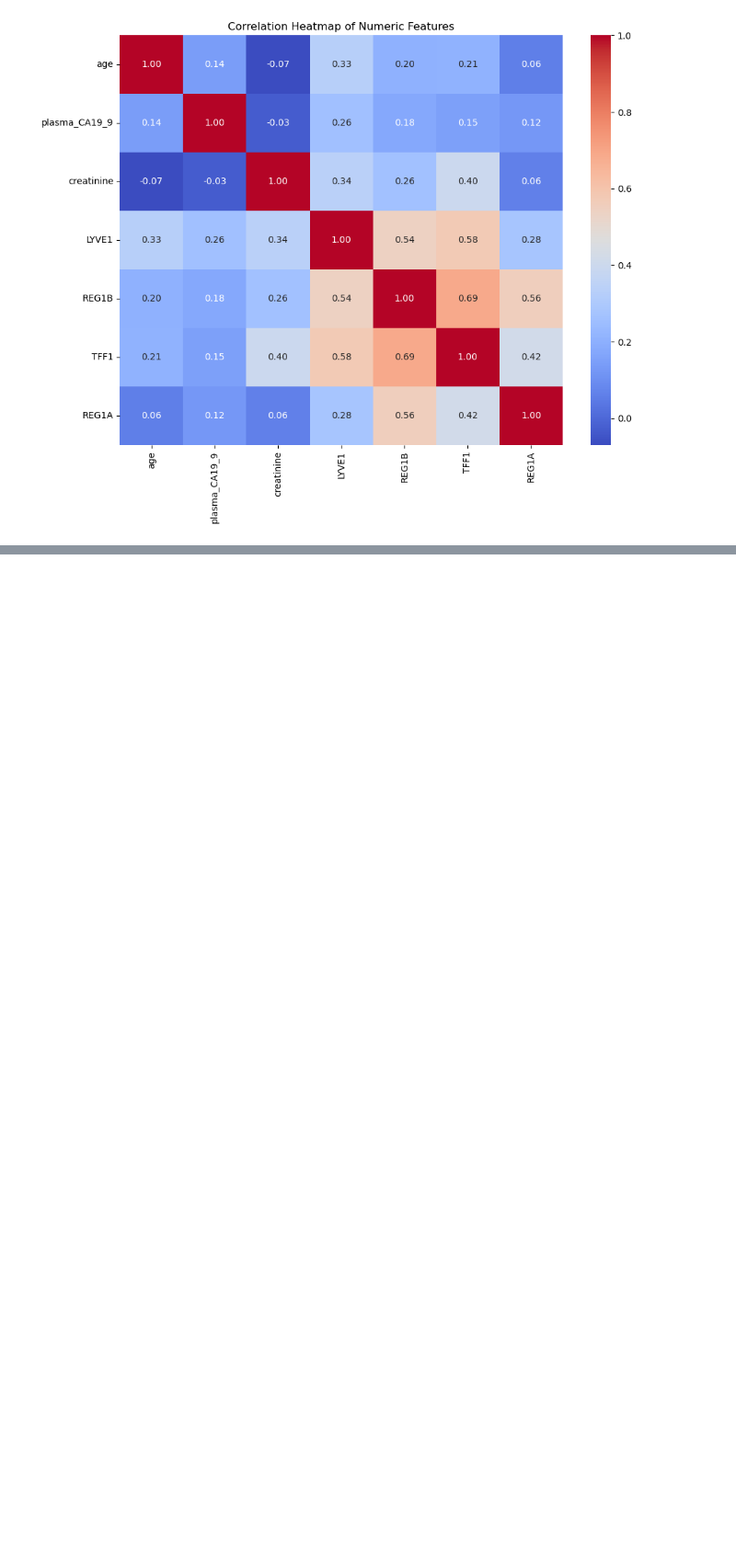
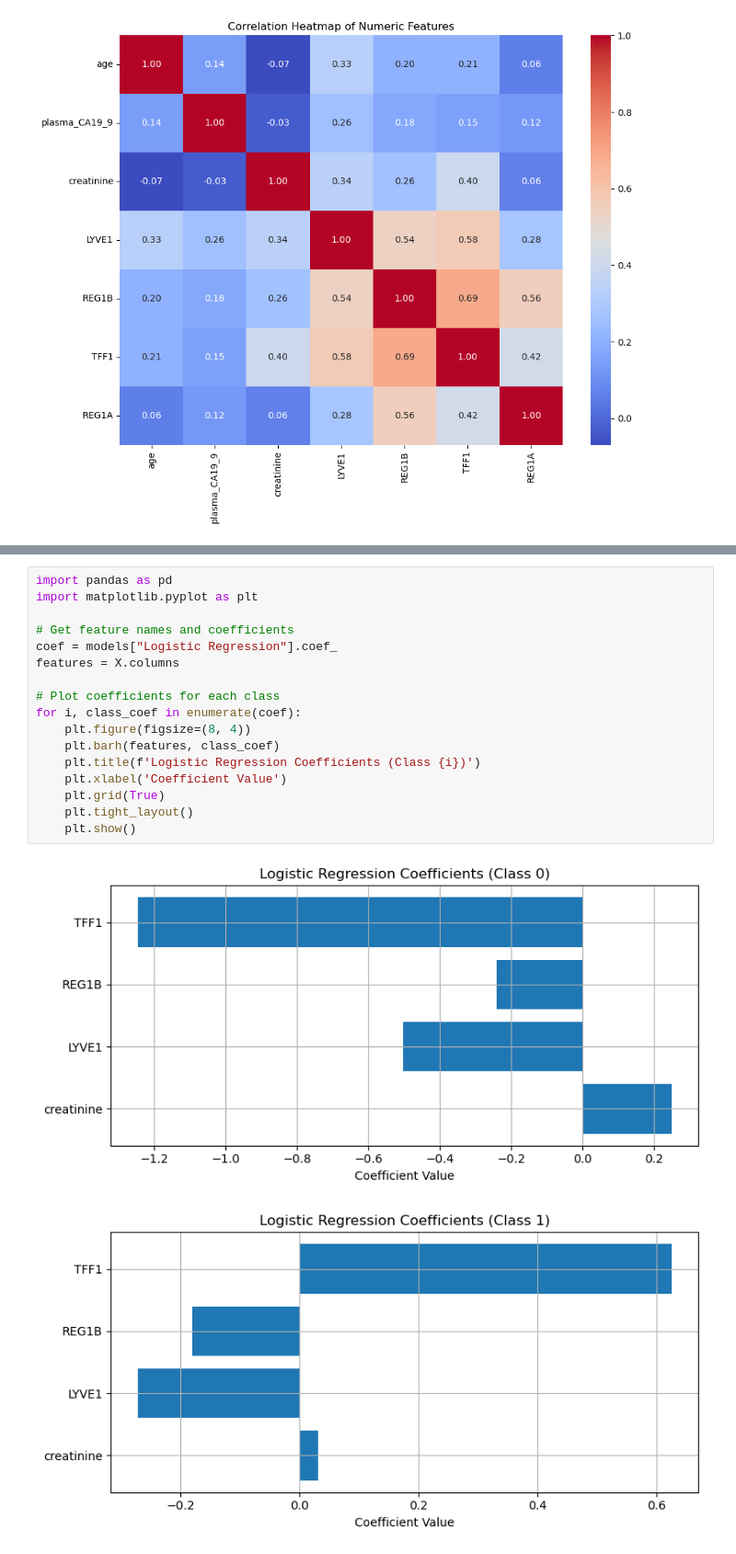
Before and after one commit to JDpodichetty/iRI_2025_AS, a Jupyter notebook: Code/cancer/pancreatic_cancer_code.ipynb, the cells around one changed output, grey strips where cells are left out. Shown at 92% size. Cells and saved outputs as stored; diff of their text form; blank space fills up the shorter version.

```diff
--- a/Code/cancer/pancreatic_cancer_code.ipynb
+++ b/Code/cancer/pancreatic_cancer_code.ipynb
@@ -384,0 +533,20 @@ target = cancer_data['diagnosis'].astype('category').cat.codes
+# %%
+import pandas as pd
+import matplotlib.pyplot as plt
+
+# Get feature names and coefficients
+coef = models["Logistic Regression"].coef_
+features = X.columns
+
+# Plot coefficients for each class
+for i, class_coef in enumerate(coef):
+    plt.figure(figsize=(8, 4))
+    plt.barh(features, class_coef)
+    plt.title(f'Logistic Regression Coefficients (Class {i})')
+    plt.xlabel('Coefficient Value')
+    plt.grid(True)
+    plt.tight_layout()
+    plt.show()
+# %% [output]
+[figure, added]
+[figure, added]
```
Also changed, not shown: parts of 20 cells of this notebook, 1 other file.
